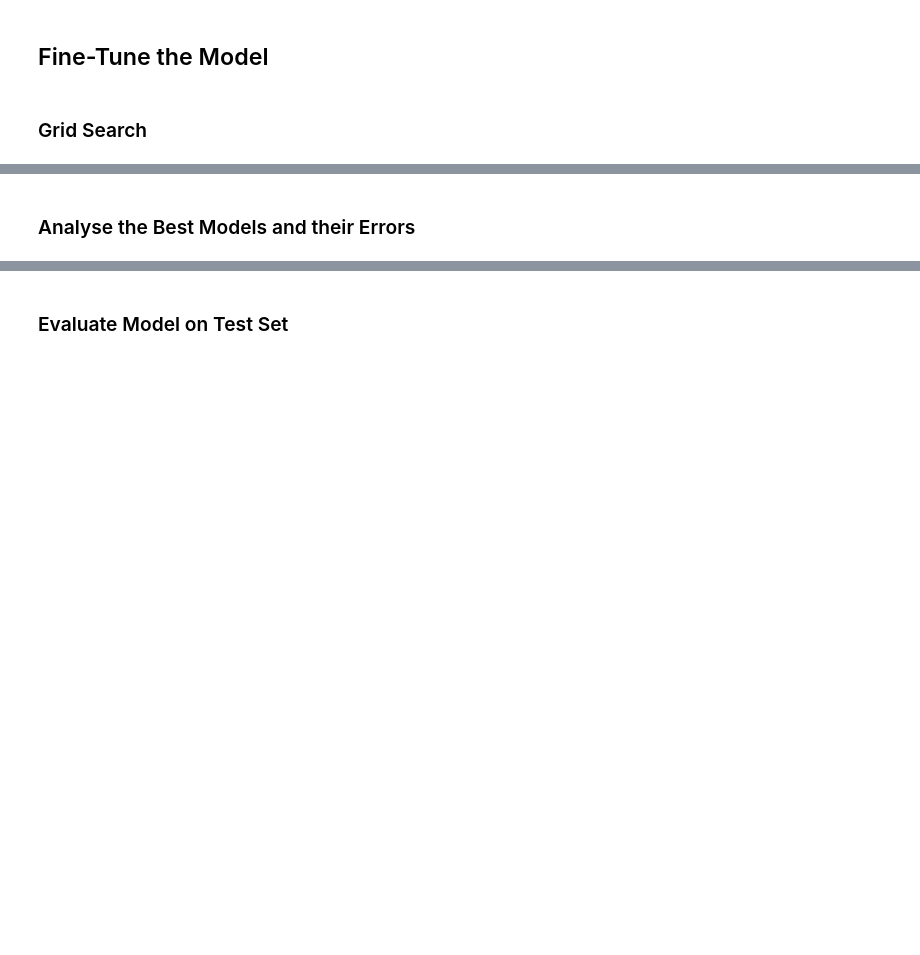
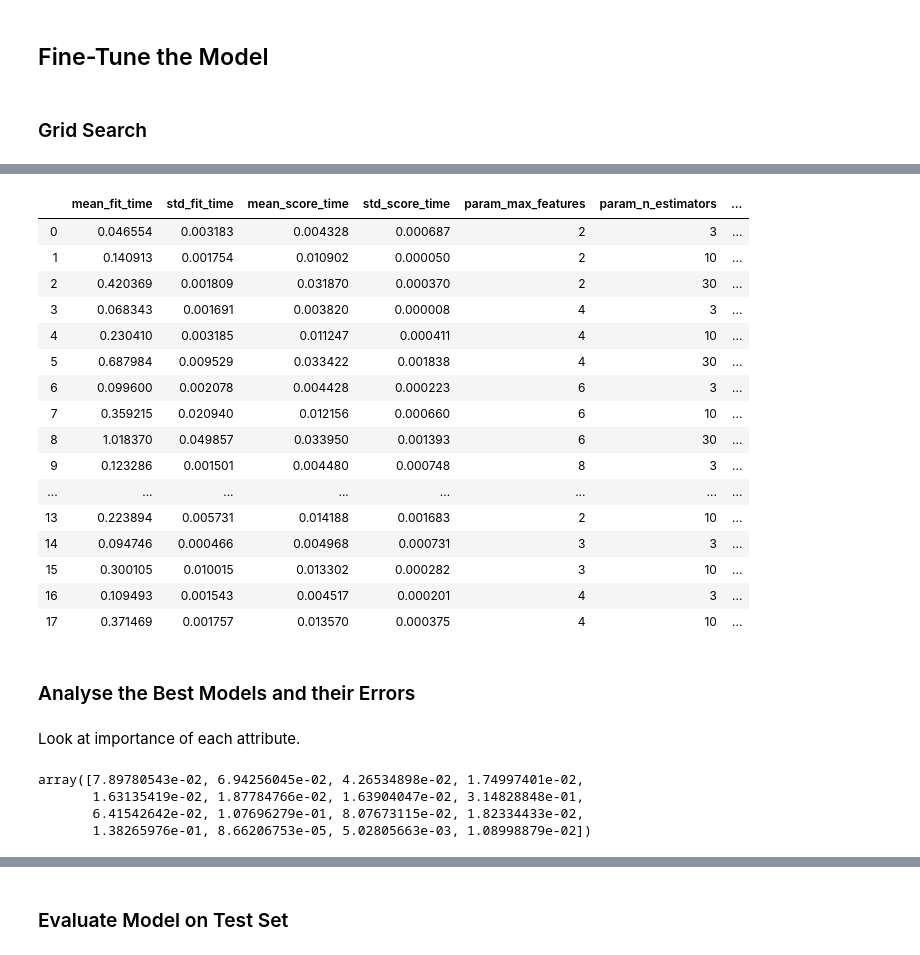
Before and after one commit to nadinezab/guided-projects, a Jupyter notebook: 3_California_Housing.ipynb, the cells around one changed output, grey strips where cells are left out. Drawn from its saved outputs; the diff is of its cells as text; code cells hidden in the pictures; blank space fills up the shorter version.

Commit message:
Update to include GridSearchCV and Fine Tuning

```diff
--- a/3_California_Housing.ipynb
+++ b/3_California_Housing.ipynb
@@ -668,0 +679,15 @@ We should try a few more models without spending too much time tweaking hyperpar
+# %%
+# Define parameter grid
+
+param_grid = [
+    # try 12 (3×4) combinations of hyperparameters
+    {'n_estimators': [3, 10, 30], 'max_features': [2, 4, 6, 8]},
+    # then try 6 (2×3) combinations with bootstrap set as False
+    {'bootstrap': [False], 'n_estimators': [3, 10], 'max_features': [2, 3, 4]},
+  ]
+# %%
+# Instantiate Random Forrest Regressor
+forest_reg = RandomForestRegressor()
+grid_search = GridSearchCV(forest_reg, param_grid, cv = 3, \
+                           scoring = 'neg_mean_squared_error', return_train_score = True)
+grid_search.fit(housing_prepared, housing_labels)
@@ -669,2 +752,33 @@ We should try a few more models without spending too much time tweaking hyperpar
+# %%
+# View results as table
+pd.DataFrame(grid_search.cv_results_)
+# %% [output]
+|  | mean_fit_time | std_fit_time | mean_score_time | std_score_time | param_max_features | param_n_estimators | ... |
+| 0 | 0.046554 | 0.003183 | 0.004328 | 0.000687 | 2 | 3 | ... |
+| 1 | 0.140913 | 0.001754 | 0.010902 | 0.000050 | 2 | 10 | ... |
+| 2 | 0.420369 | 0.001809 | 0.031870 | 0.000370 | 2 | 30 | ... |
+| 3 | 0.068343 | 0.001691 | 0.003820 | 0.000008 | 4 | 3 | ... |
+| 4 | 0.230410 | 0.003185 | 0.011247 | 0.000411 | 4 | 10 | ... |
+| 5 | 0.687984 | 0.009529 | 0.033422 | 0.001838 | 4 | 30 | ... |
+| 6 | 0.099600 | 0.002078 | 0.004428 | 0.000223 | 6 | 3 | ... |
+| 7 | 0.359215 | 0.020940 | 0.012156 | 0.000660 | 6 | 10 | ... |
+| 8 | 1.018370 | 0.049857 | 0.033950 | 0.001393 | 6 | 30 | ... |
+| 9 | 0.123286 | 0.001501 | 0.004480 | 0.000748 | 8 | 3 | ... |
+| ... | ... | ... | ... | ... | ... | ... | ... |
+| 13 | 0.223894 | 0.005731 | 0.014188 | 0.001683 | 2 | 10 | ... |
+| 14 | 0.094746 | 0.000466 | 0.004968 | 0.000731 | 3 | 3 | ... |
+| 15 | 0.300105 | 0.010015 | 0.013302 | 0.000282 | 3 | 10 | ... |
+| 16 | 0.109493 | 0.001543 | 0.004517 | 0.000201 | 4 | 3 | ... |
+| 17 | 0.371469 | 0.001757 | 0.013570 | 0.000375 | 4 | 10 | ... |
 # %% [markdown]
 ### Analyse the Best Models and their Errors
+# %% [markdown]
+Look at importance of each attribute.
+# %%
+feature_importances = grid_search.best_estimator_.feature_importances_
+feature_importances
+# %% [output]
+array([7.89780543e-02, 6.94256045e-02, 4.26534898e-02, 1.74997401e-02,
+       1.63135419e-02, 1.87784766e-02, 1.63904047e-02, 3.14828848e-01,
+       6.41542642e-02, 1.07696279e-01, 8.07673115e-02, 1.82334433e-02,
+       1.38265976e-01, 8.66206753e-05, 5.02805663e-03, 1.08998879e-02])
```
Also changed, not shown: parts of 15 cells of this notebook, 1 other file.
